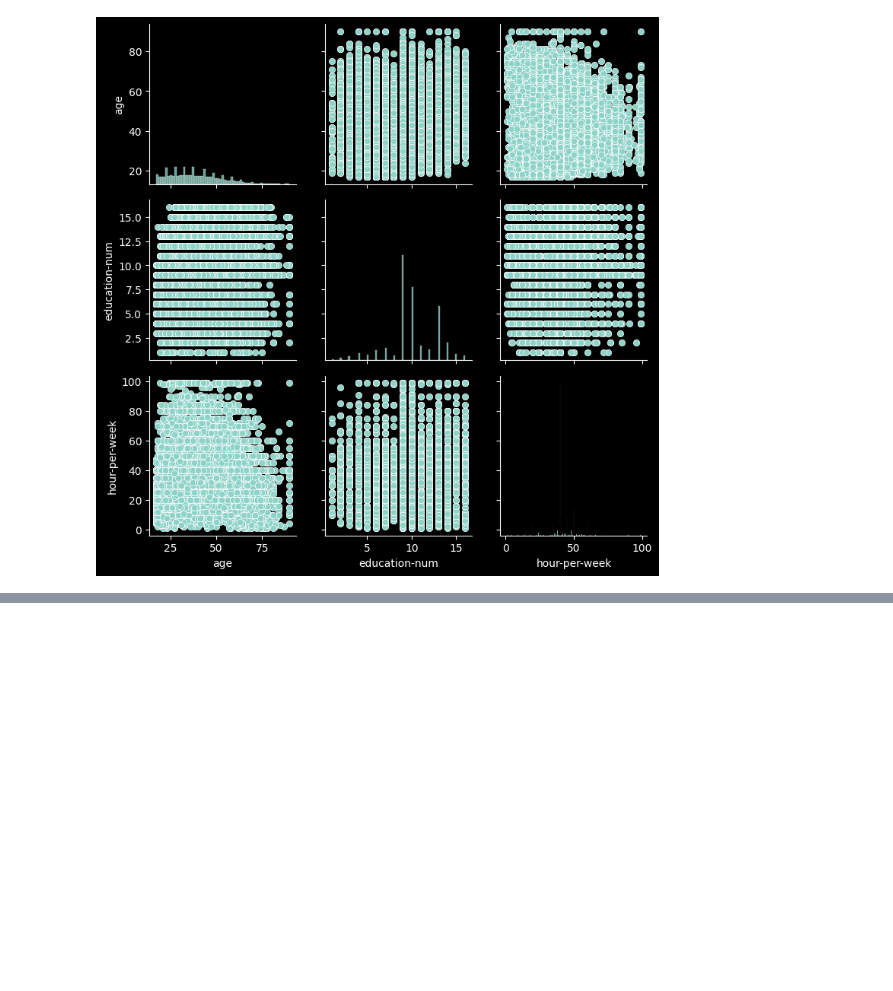
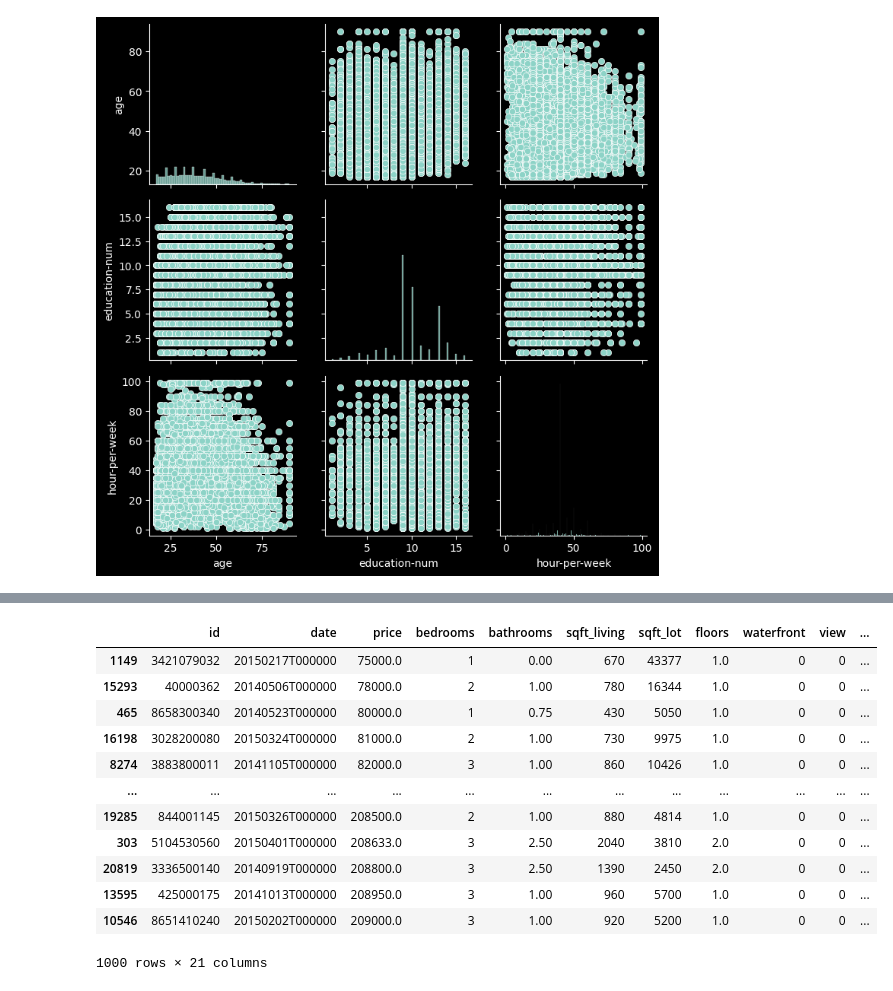
Before and after one commit to Joao-Inacio/Statistics_for-Data_Science, a Jupyter notebook: Visualizacao/Graficos.ipynb, the cells around one changed output, grey strips where cells are left out. Saved outputs shown, nothing was run; the diff lists cells and outputs as text; code cells hidden in the pictures; blank space fills up the shorter version.

```diff
--- a/Visualizacao/Graficos.ipynb
+++ b/Visualizacao/Graficos.ipynb
@@ -181,0 +286,18 @@ g.map_offdiag(sns.scatterplot);
+# %%
+# Selecionado as casas com menores valores
+df_baratos = df_cst[0:1000]
+df_baratos
+# %% [output]
+|  | id | date | price | bedrooms | bathrooms | sqft_living | sqft_lot | floors | waterfront | view | ... |
+| 1149 | 3421079032 | 20150217T000000 | 75000.0 | 1 | 0.00 | 670 | 43377 | 1.0 | 0 | 0 | ... |
+| 15293 | 40000362 | 20140506T000000 | 78000.0 | 2 | 1.00 | 780 | 16344 | 1.0 | 0 | 0 | ... |
+| 465 | 8658300340 | 20140523T000000 | 80000.0 | 1 | 0.75 | 430 | 5050 | 1.0 | 0 | 0 | ... |
+| 16198 | 3028200080 | 20150324T000000 | 81000.0 | 2 | 1.00 | 730 | 9975 | 1.0 | 0 | 0 | ... |
+| 8274 | 3883800011 | 20141105T000000 | 82000.0 | 3 | 1.00 | 860 | 10426 | 1.0 | 0 | 0 | ... |
+| ... | ... | ... | ... | ... | ... | ... | ... | ... | ... | ... | ... |
+| 19285 | 844001145 | 20150326T000000 | 208500.0 | 2 | 1.00 | 880 | 4814 | 1.0 | 0 | 0 | ... |
+| 303 | 5104530560 | 20150401T000000 | 208633.0 | 3 | 2.50 | 2040 | 3810 | 2.0 | 0 | 0 | ... |
+| 20819 | 3336500140 | 20140919T000000 | 208800.0 | 3 | 2.50 | 1390 | 2450 | 2.0 | 0 | 0 | ... |
+| 13595 | 425000175 | 20141013T000000 | 208950.0 | 3 | 1.00 | 960 | 5700 | 1.0 | 0 | 0 | ... |
+| 10546 | 8651410240 | 20150202T000000 | 209000.0 | 3 | 1.00 | 920 | 5200 | 1.0 | 0 | 0 | ... |
+1000 rows × 21 columns
```
Also changed, not shown: parts of 14 cells of this notebook.
